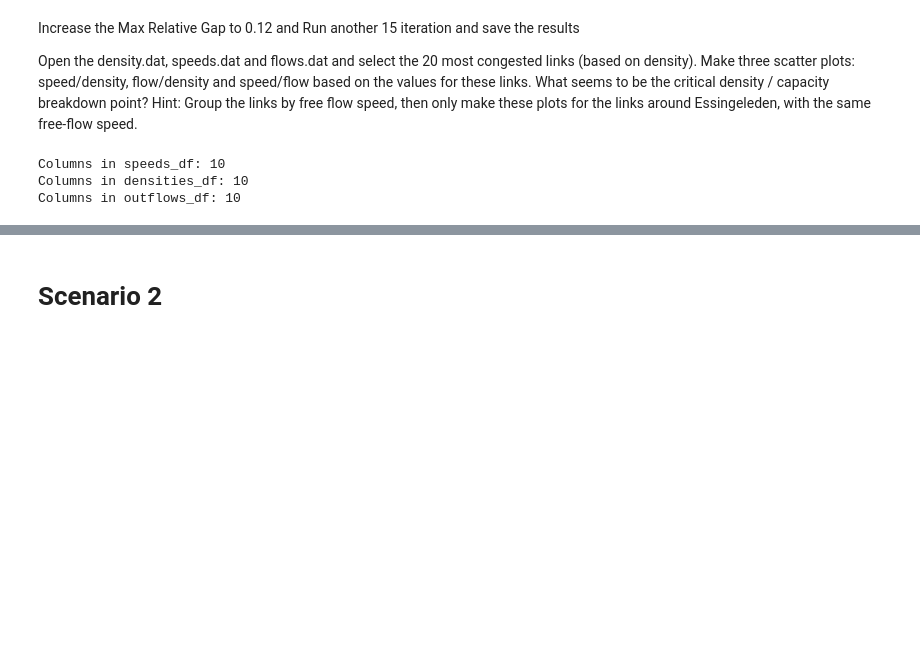
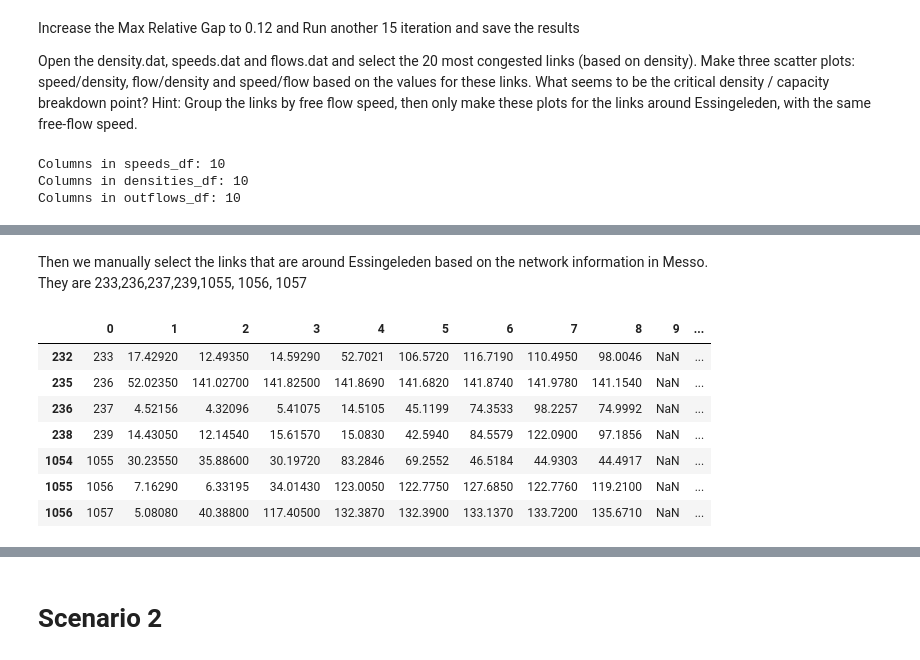
Before and after one commit to Ssactl/AH2174_HT23_Traffic-Simulation-Modelling-and-Applications, a Jupyter notebook: project2/lab3.ipynb, the cells around one changed output, grey strips where cells are left out. Saved outputs shown, nothing was run; the diff lists cells and outputs as text; code cells hidden in the pictures; blank space fills up the shorter version.

```diff
--- a/project2/lab3.ipynb
+++ b/project2/lab3.ipynb
@@ -202,0 +198,3 @@ plt.show()
+# %% [markdown]
+Then we manually select the links that are around Essingeleden based on the network information in Messo.
+They are 233,236,237,239,1055, 1056, 1057
@@ -202,0 +208,11 @@ plt.show()
+# %%
+congested_links_densities_around_Essingeleden
+# %% [output]
+|  | 0 | 1 | 2 | 3 | 4 | 5 | 6 | 7 | 8 | 9 | ... |
+| 232 | 233 | 17.42920 | 12.49350 | 14.59290 | 52.7021 | 106.5720 | 116.7190 | 110.4950 | 98.0046 | NaN | ... |
+| 235 | 236 | 52.02350 | 141.02700 | 141.82500 | 141.8690 | 141.6820 | 141.8740 | 141.9780 | 141.1540 | NaN | ... |
+| 236 | 237 | 4.52156 | 4.32096 | 5.41075 | 14.5105 | 45.1199 | 74.3533 | 98.2257 | 74.9992 | NaN | ... |
+| 238 | 239 | 14.43050 | 12.14540 | 15.61570 | 15.0830 | 42.5940 | 84.5579 | 122.0900 | 97.1856 | NaN | ... |
+| 1054 | 1055 | 30.23550 | 35.88600 | 30.19720 | 83.2846 | 69.2552 | 46.5184 | 44.9303 | 44.4917 | NaN | ... |
+| 1055 | 1056 | 7.16290 | 6.33195 | 34.01430 | 123.0050 | 122.7750 | 127.6850 | 122.7760 | 119.2100 | NaN | ... |
+| 1056 | 1057 | 5.08080 | 40.38800 | 117.40500 | 132.3870 | 132.3900 | 133.1370 | 133.7200 | 135.6710 | NaN | ... |
```
Also changed, not shown: parts of 12 cells of this notebook.
